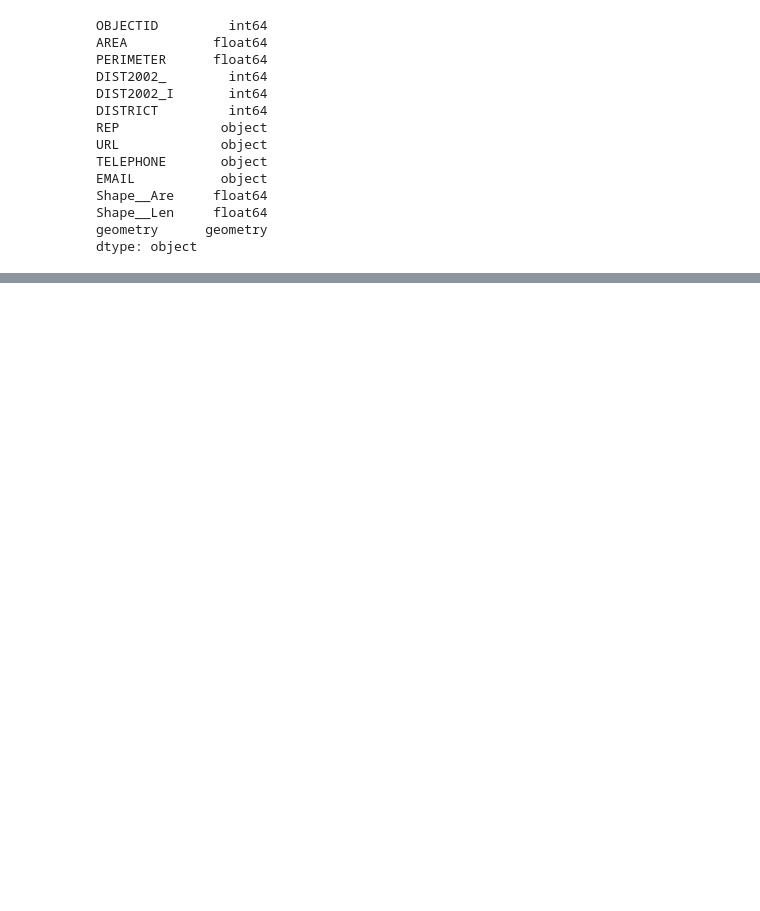
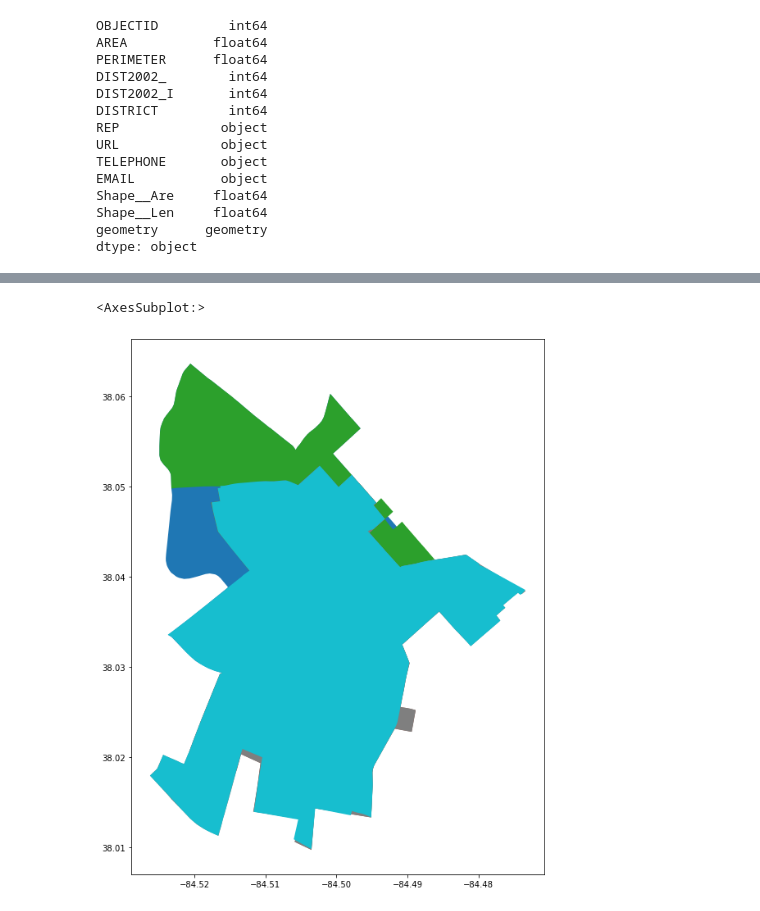
Before and after one commit to RealCaddish/lexington_districts, a Jupyter notebook: lexDistricts.ipynb, the cells around one changed output, grey strips where cells are left out. Cells and saved outputs as stored; diff of their text form; code cells hidden in the pictures; blank space fills up the shorter version.

```diff
--- a/lexDistricts.ipynb
+++ b/lexDistricts.ipynb
@@ -276,0 +311,5 @@ In [10]: eurasia = europe.append(asia)
+# %%
+district3.plot(column='year')
+# %% [output]
+<AxesSubplot:>
+[figure, added]
```
Also changed, not shown: parts of 13 cells of this notebook, 2 other files.
